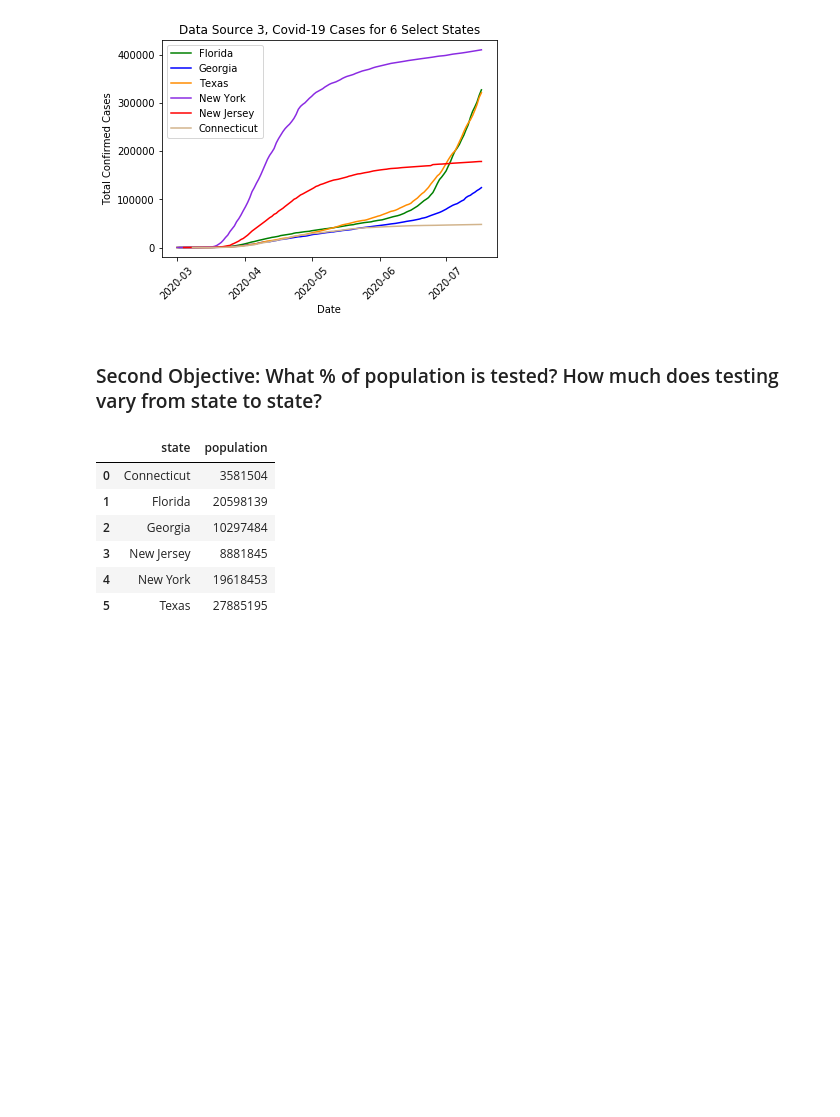
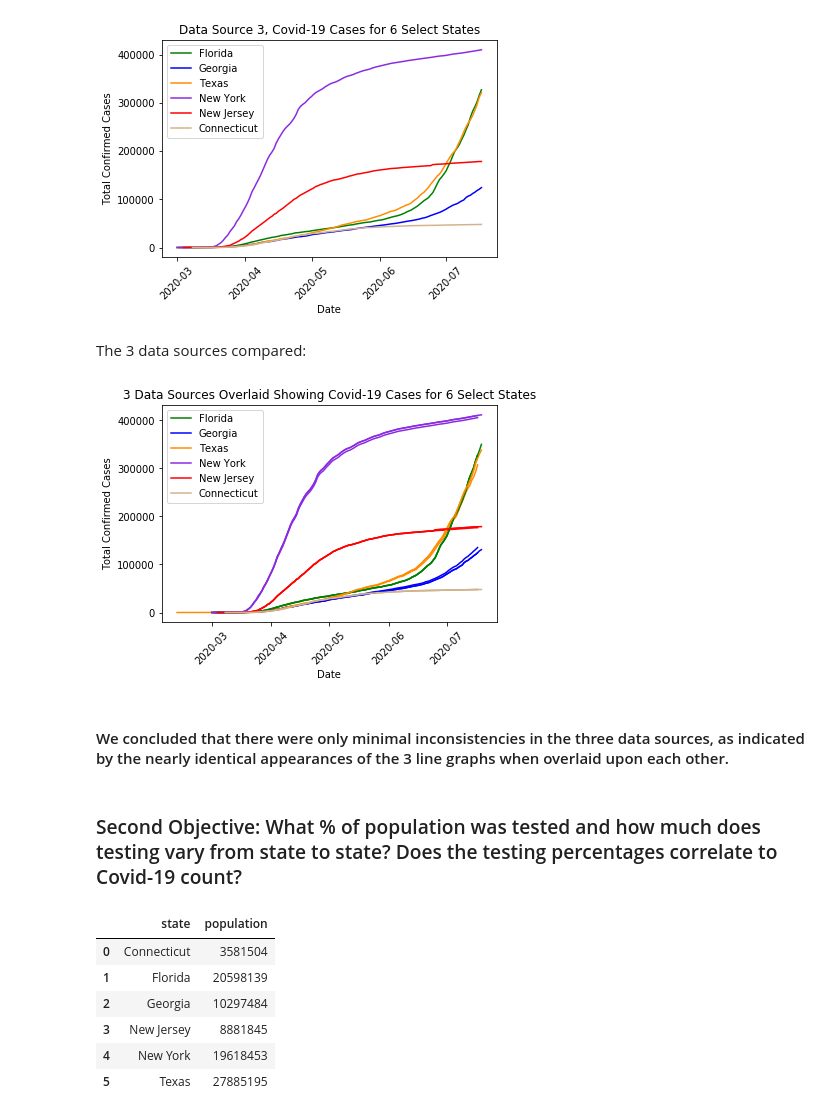
Before and after one commit to Emily-Keymon/Group-Project, a Jupyter notebook: Covid-19 Analysis and Visualizations.ipynb, the cells around one changed output. Saved outputs shown, nothing was run; the diff lists cells and outputs as text; code cells hidden in the pictures; blank space fills up the shorter version.

```diff
--- a/Covid-19 Analysis and Visualizations.ipynb
+++ b/Covid-19 Analysis and Visualizations.ipynb
@@ -184,8 +197,46 @@ plt.savefig('output_data/DataSource3.png')
 plt.show()
 # %% [output]
 [figure]
+# %% [markdown]
+The 3 data sources compared:
+# %%
+# Plot each state separately on same graph
+plt.plot(florida1['date'], florida1['positive cases'], color='green', label='Florida')
+plt.plot(georgia1['date'], georgia1['positive cases'], color='blue', label='Georgia')
+plt.plot(texas1['date'], texas1['positive cases'], color='darkorange', label='Texas')
+plt.plot(newyork1['date'], newyork1['positive cases'], color='blueviolet', label='New York')
+plt.plot(newjersey1['date'], newjersey1['positive cases'], color='red', label='New Jersey')
+plt.plot(connecticut1['date'], connecticut1['positive cases'], color='tan', label='Connecticut')
+plt.plot(florida2['date'], florida2['positive cases'], color='green')
+plt.plot(georgia2['date'], georgia2['positive cases'], color='blue')
+plt.plot(texas2['date'], texas2['positive cases'], color='darkorange')
+plt.plot(newyork2['date'], newyork2['positive cases'], color='blueviolet')
+plt.plot(newjersey2['date'], newjersey2['positive cases'], color='red')
+plt.plot(connecticut2['date'], connecticut2['positive cases'], color='tan')
+plt.plot(florida3['date'], florida3['positive cases'], color='green')
+plt.plot(georgia3['date'], georgia3['positive cases'], color='blue')
+plt.plot(texas3['date'], texas3['positive cases'], color='darkorange')
+plt.plot(newyork3['date'], newyork3['positive cases'], color='blueviolet')
+plt.plot(newjersey3['date'], newjersey3['positive cases'], color='red')
+plt.plot(connecticut3['date'], connecticut3['positive cases'], color='tan')
+
+# Define labels of plot
+plt.title('3 Data Sources Overlaid Showing Covid-19 Cases for 6 Select States')
+plt.xlabel('Date')
+plt.ylabel('Total Confirmed Cases')
+plt.xticks(rotation=45)
+plt.legend(loc="best")
+
+# Save the line plot to a PNG file
+plt.savefig('output_data/CombinedDataSource.png')
+
+plt.show()
+# %% [output]
+[figure, added]
+# %% [markdown]
+#### We concluded that there were only minimal inconsistencies in the three data sources, as indicated by the nearly identical appearances of the 3 line graphs when overlaid upon each other.
 # %% [markdown]
-### Second Objective: What % of population is tested? How much does testing vary from state to state?
+### Second Objective: What % of population was tested and how much does testing vary from state to state? Does the testing percentages correlate to Covid-19 count?
 # %%
 # Load and read the state population csv file
 state_population = pd.read_csv('output_data/state_pop_df.csv')
```
Also changed, not shown: parts of 14 cells of this notebook, 7 other files.
